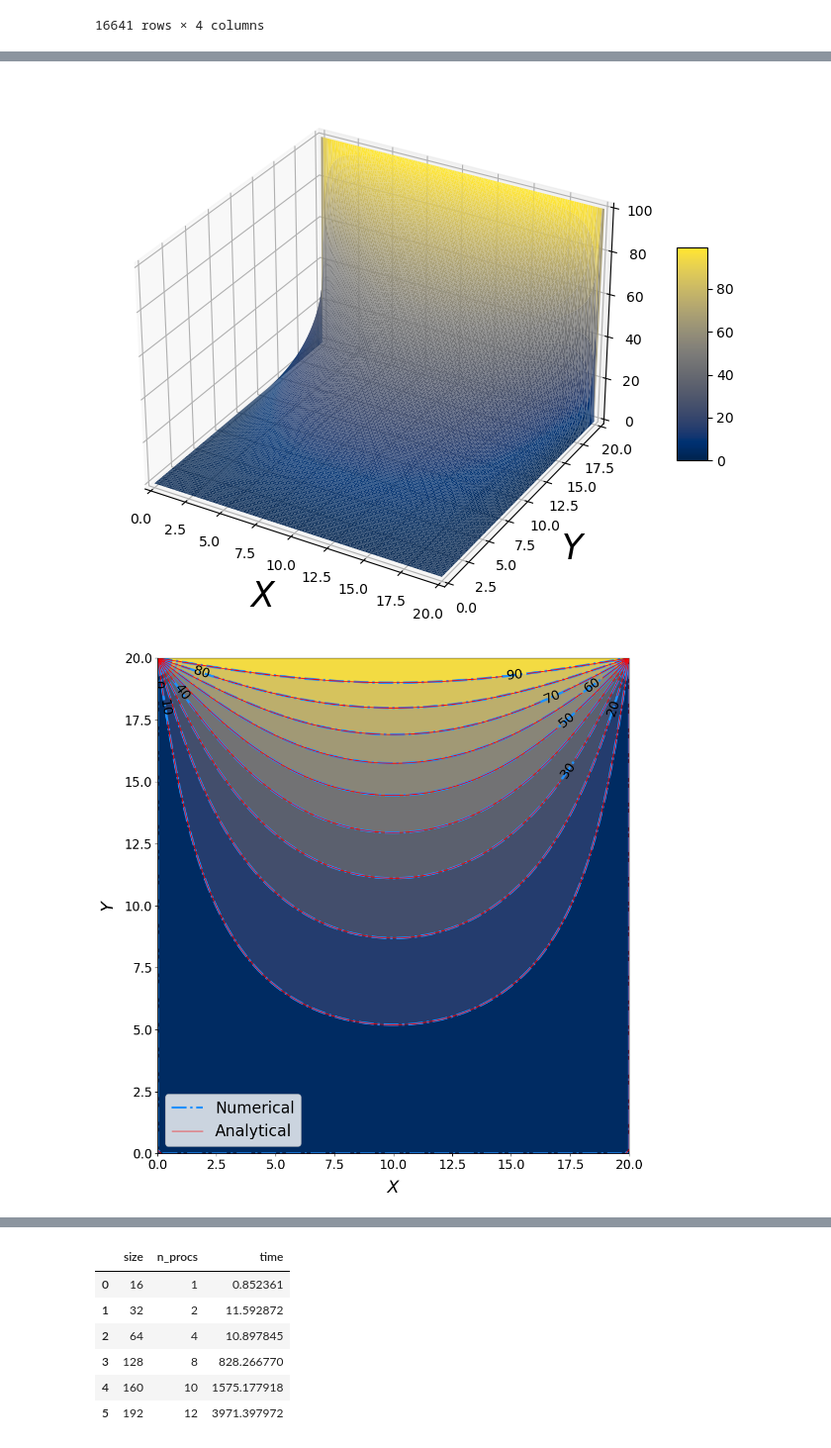
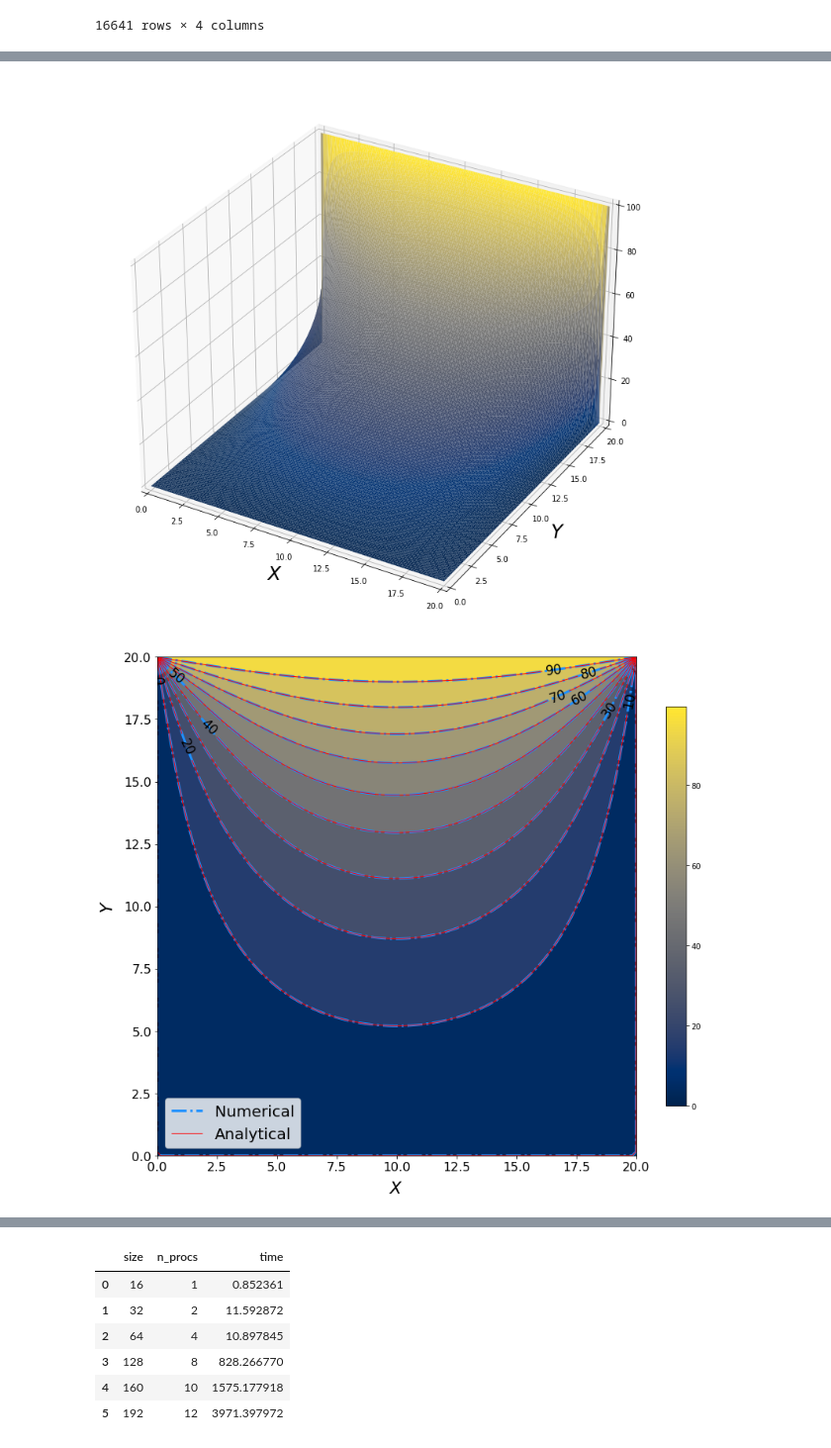
Before and after one commit to jwwtc/mpiHeatEquation, a Jupyter notebook: src/plotting.ipynb, the cells around one changed output, grey strips where cells are left out. Shown at 99% size. Cells and saved outputs as stored; diff of their text form; code cells hidden in the pictures.

Commit message:
figures

```diff
--- a/src/plotting.ipynb
+++ b/src/plotting.ipynb
@@ -73,23 +73,23 @@ fig.tight_layout()
 # %%
-fig = plt.figure(figsize=(10, 7))
+fig = plt.figure(figsize=(10, 10))
 ax = fig.add_subplot(projection='3d')
 surf = ax.plot_trisurf(df['X'], df['Y'], df['Temp_Num'], cmap=plt.cm.cividis, linewidth=0.2)
 
 plt.xlabel("$X$", fontsize=25, labelpad=10)
 plt.ylabel("$Y$", fontsize=25, labelpad=10)
 
 plt.xticks(fontsize=10)
 plt.yticks(fontsize=10)
 
 ax.set_xlim(0, 20)
 ax.set_ylim(0, 20)
 
-fig.colorbar(surf, shrink=0.4, aspect=7)
+#fig.colorbar(surf, shrink=0.4, aspect=7)
 
+fig.tight_layout()
 #fig.savefig(r".\..\figures\numerical-temp-surf.png", facecolor='w', dpi=600)
-plt.show()
 # %% [output]
-[figure, old version]
+[figure, new version]
 # %%
 Z_num = df.pivot_table(index='X', columns='Y', values='Temp_Num').T.values
 Z_an = df.pivot_table(index='X', columns='Y', values='Temp_Exact').T.values
@@ -98,7 +98,7 @@ X_unique = np.sort(df.X.unique())
 Y_unique = np.sort(df.Y.unique())
 X, Y = np.meshgrid(X_unique, Y_unique)
 # %%
-rcParams['figure.figsize'] = 10, 10 # sets plot size
+rcParams['figure.figsize'] = 12,10 # sets plot size
 fig = plt.figure()
 ax = fig.add_subplot(111)
 
@@ -130,12 +130,14 @@ plt.ylabel("$Y$", fontsize=22, labelpad=10)
 h1,l1 = cp_num.legend_elements()
 h2,l1 = cp_an.legend_elements()
 
+fig.colorbar(surf, shrink=0.8)
+
 plt.legend([h1[0], h2[0]], ['Numerical', 'Analytical'], loc='lower left', prop={'size': 20})
 fig.tight_layout()
 
 #fig.savefig(r".\..\figures\comparison_temp.png", facecolor='w', dpi=600)
 # %% [output]
-[figure, old version]
+[figure, new version]
 # %%
 # Get the data
 df_x = pd.read_csv(results_path + r"\temp-line\par_temp_line_1x.csv", delimiter=",", engine='python')
```
Also changed, not shown: parts of 5 cells of this notebook, 6 other files.
